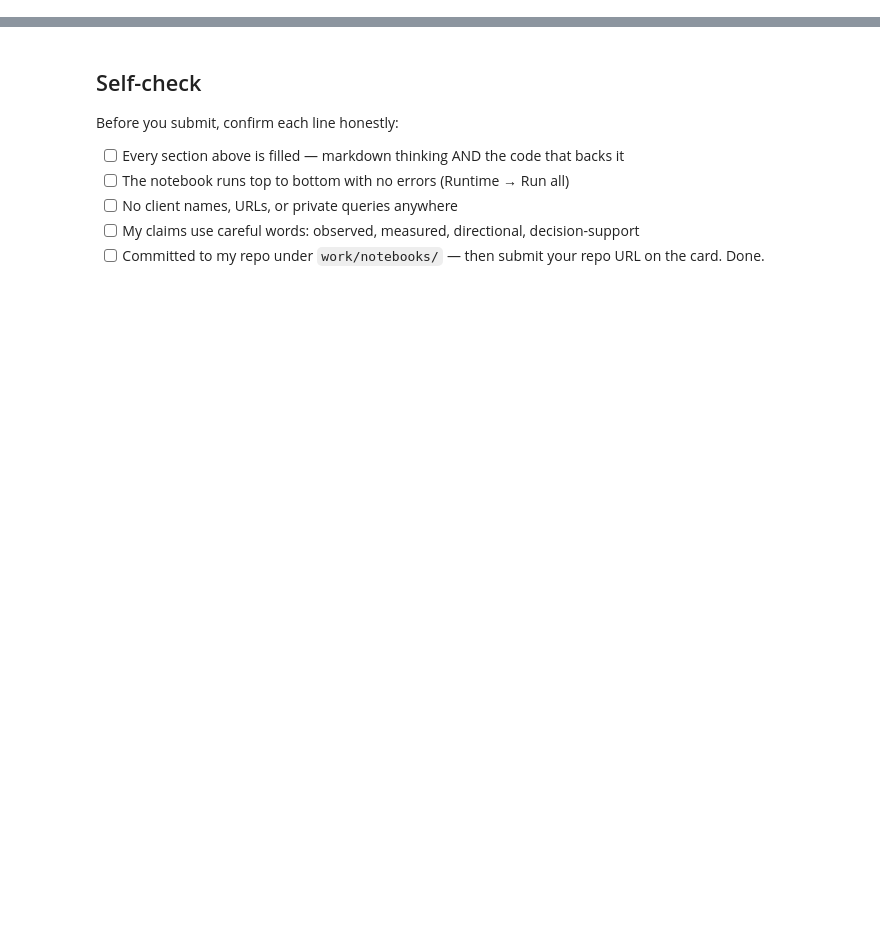
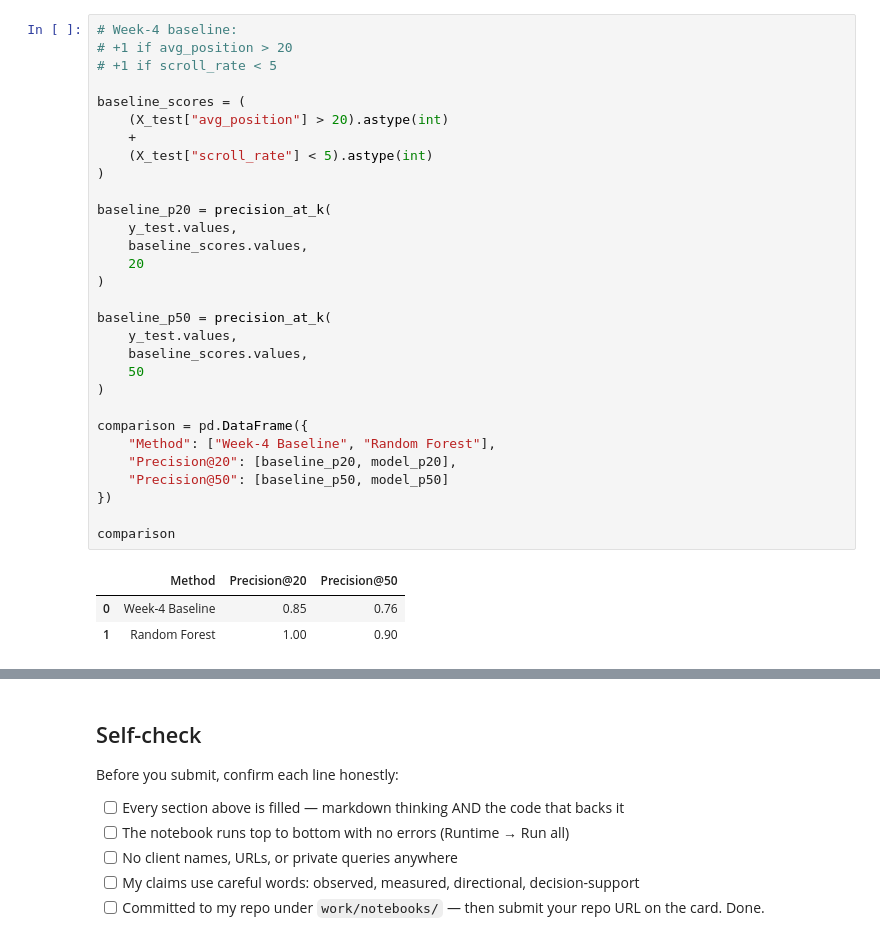
Before and after one commit to haneen06-blip/flyrank-assiment, a Jupyter notebook: work/notebooks/w05_model.ipynb, the cells around one changed output, grey strips where cells are left out. Drawn from its saved outputs; the diff is of its cells as text; blank space fills up the shorter version.

```diff
--- a/work/notebooks/w05_model.ipynb
+++ b/work/notebooks/w05_model.ipynb
@@ -36,0 +145,34 @@ This skeleton is yours to fill. Work the sections **in order** — each one has
+# %%
+# Week-4 baseline:
+# +1 if avg_position > 20
+# +1 if scroll_rate < 5
+
+baseline_scores = (
+    (X_test["avg_position"] > 20).astype(int)
+    +
+    (X_test["scroll_rate"] < 5).astype(int)
+)
+
+baseline_p20 = precision_at_k(
+    y_test.values,
+    baseline_scores.values,
+    20
+)
+
+baseline_p50 = precision_at_k(
+    y_test.values,
+    baseline_scores.values,
+    50
+)
+
+comparison = pd.DataFrame({
+    "Method": ["Week-4 Baseline", "Random Forest"],
+    "Precision@20": [baseline_p20, model_p20],
+    "Precision@50": [baseline_p50, model_p50]
+})
+
+comparison
+# %% [output]
+|  | Method | Precision@20 | Precision@50 |
+| 0 | Week-4 Baseline | 0.85 | 0.76 |
+| 1 | Random Forest | 1.00 | 0.90 |
```
Also changed, not shown: parts of 21 cells of this notebook.
